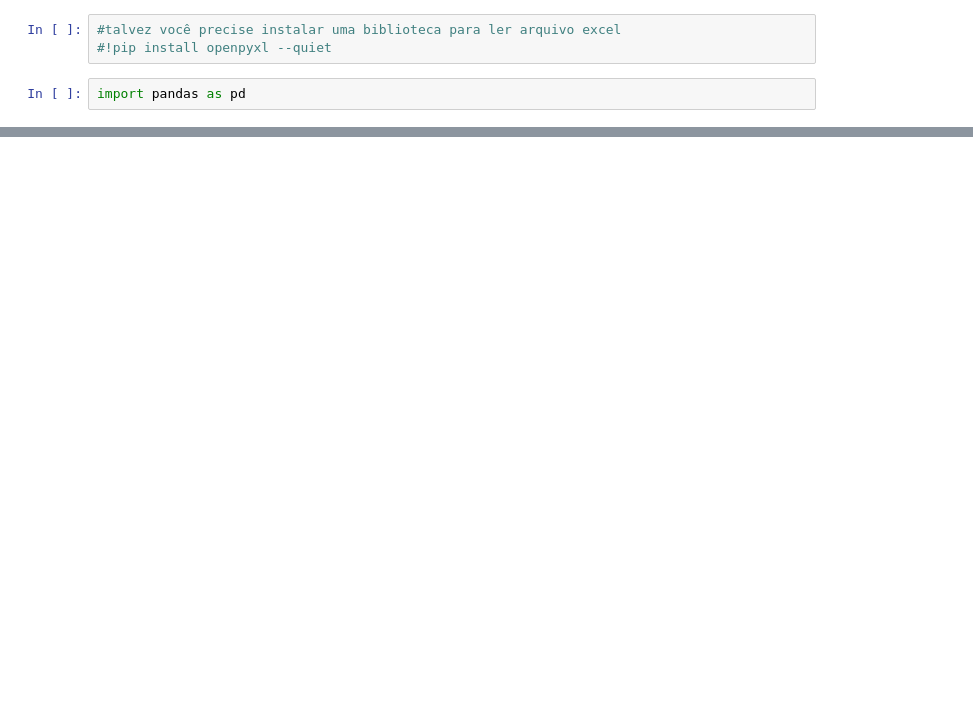
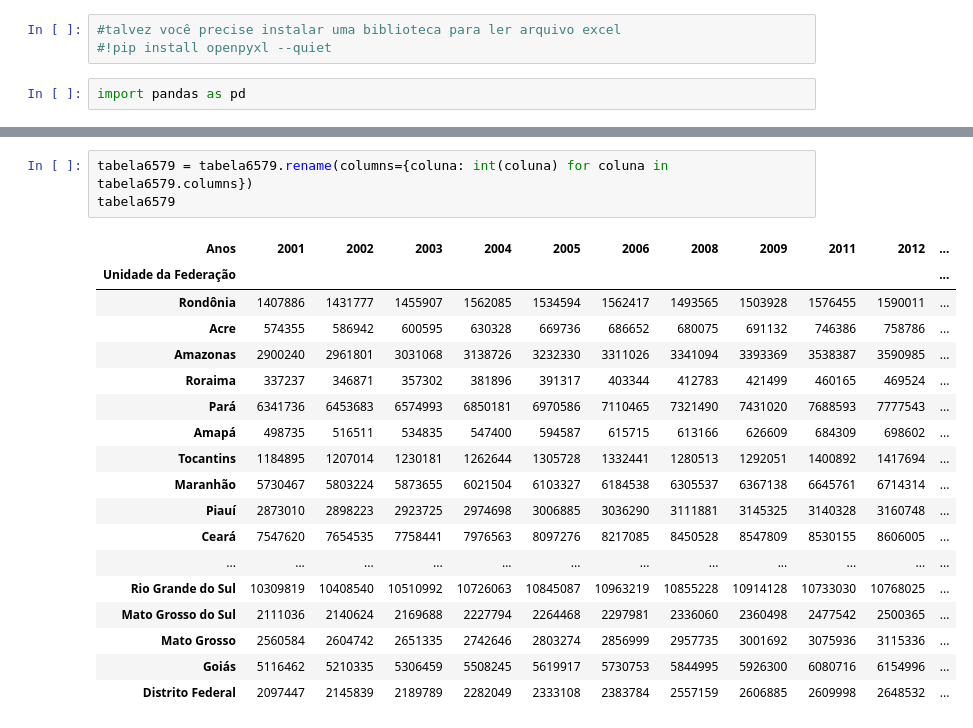
Before and after one commit to liliancsm/education-master, a Jupyter notebook: bootcamp/day 08/notebook_aula/ffill.ipynb, the cells around one changed output, grey strips where cells are left out. Saved outputs shown, nothing was run; the diff lists cells and outputs as text; blank space fills up the shorter version.

```diff
--- a/bootcamp/day 08/notebook_aula/ffill.ipynb
+++ b/bootcamp/day 08/notebook_aula/ffill.ipynb
@@ -25,0 +176,22 @@ tabela6579
+# %%
+tabela6579 = tabela6579.rename(columns={coluna: int(coluna) for coluna in tabela6579.columns})
+tabela6579
+# %% [output]
+| Anos | 2001 | 2002 | 2003 | 2004 | 2005 | 2006 | 2008 | 2009 | 2011 | 2012 | ... |
+| Unidade da Federação |  |  |  |  |  |  |  |  |  |  | ... |
+| Rondônia | 1407886 | 1431777 | 1455907 | 1562085 | 1534594 | 1562417 | 1493565 | 1503928 | 1576455 | 1590011 | ... |
+| Acre | 574355 | 586942 | 600595 | 630328 | 669736 | 686652 | 680075 | 691132 | 746386 | 758786 | ... |
+| Amazonas | 2900240 | 2961801 | 3031068 | 3138726 | 3232330 | 3311026 | 3341094 | 3393369 | 3538387 | 3590985 | ... |
+| Roraima | 337237 | 346871 | 357302 | 381896 | 391317 | 403344 | 412783 | 421499 | 460165 | 469524 | ... |
+| Pará | 6341736 | 6453683 | 6574993 | 6850181 | 6970586 | 7110465 | 7321490 | 7431020 | 7688593 | 7777543 | ... |
+| Amapá | 498735 | 516511 | 534835 | 547400 | 594587 | 615715 | 613166 | 626609 | 684309 | 698602 | ... |
+| Tocantins | 1184895 | 1207014 | 1230181 | 1262644 | 1305728 | 1332441 | 1280513 | 1292051 | 1400892 | 1417694 | ... |
+| Maranhão | 5730467 | 5803224 | 5873655 | 6021504 | 6103327 | 6184538 | 6305537 | 6367138 | 6645761 | 6714314 | ... |
+| Piauí | 2873010 | 2898223 | 2923725 | 2974698 | 3006885 | 3036290 | 3111881 | 3145325 | 3140328 | 3160748 | ... |
+| Ceará | 7547620 | 7654535 | 7758441 | 7976563 | 8097276 | 8217085 | 8450528 | 8547809 | 8530155 | 8606005 | ... |
+| ... | ... | ... | ... | ... | ... | ... | ... | ... | ... | ... | ... |
+| Rio Grande do Sul | 10309819 | 10408540 | 10510992 | 10726063 | 10845087 | 10963219 | 10855228 | 10914128 | 10733030 | 10768025 | ... |
+| Mato Grosso do Sul | 2111036 | 2140624 | 2169688 | 2227794 | 2264468 | 2297981 | 2336060 | 2360498 | 2477542 | 2500365 | ... |
+| Mato Grosso | 2560584 | 2604742 | 2651335 | 2742646 | 2803274 | 2856999 | 2957735 | 3001692 | 3075936 | 3115336 | ... |
+| Goiás | 5116462 | 5210335 | 5306459 | 5508245 | 5619917 | 5730753 | 5844995 | 5926300 | 6080716 | 6154996 | ... |
+| Distrito Federal | 2097447 | 2145839 | 2189789 | 2282049 | 2333108 | 2383784 | 2557159 | 2606885 | 2609998 | 2648532 | ... |
```
Also changed, not shown: parts of 11 cells of this notebook.
